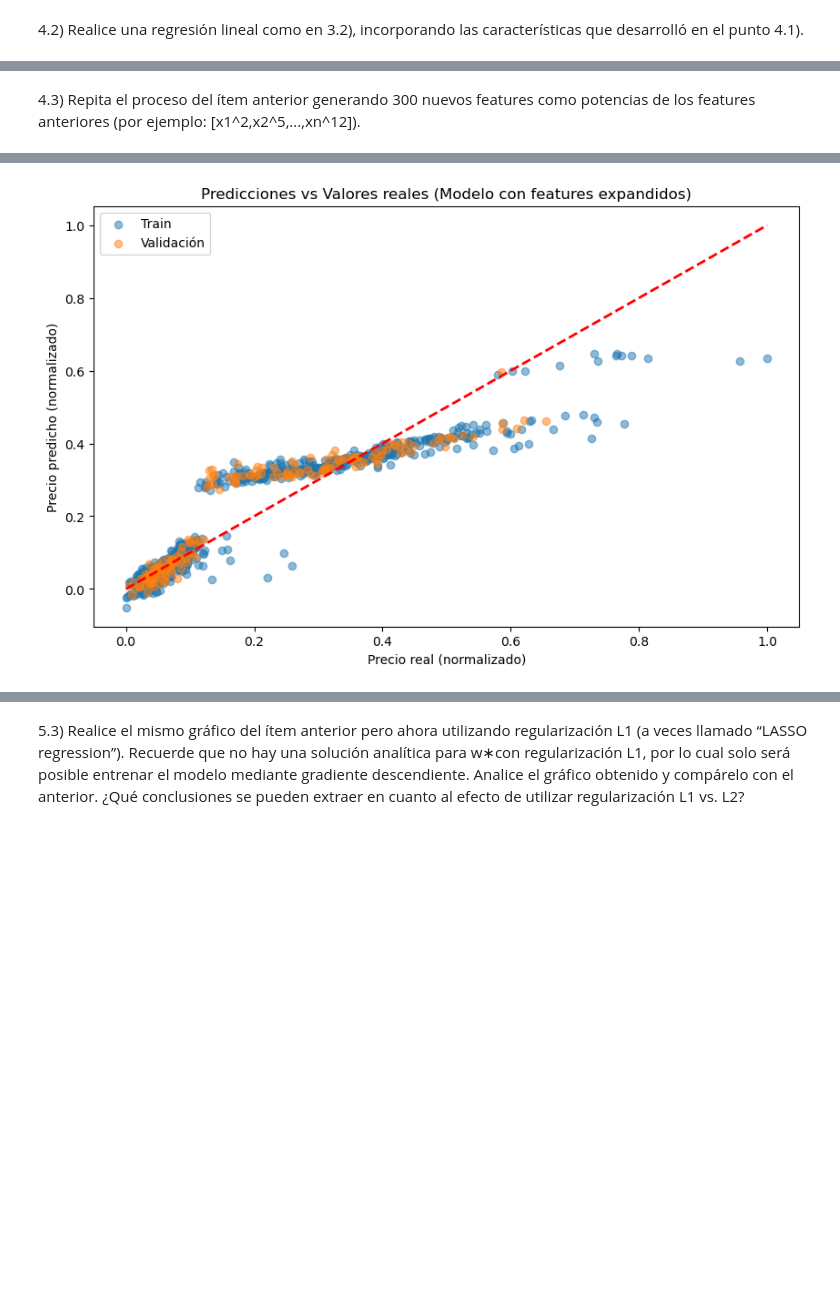
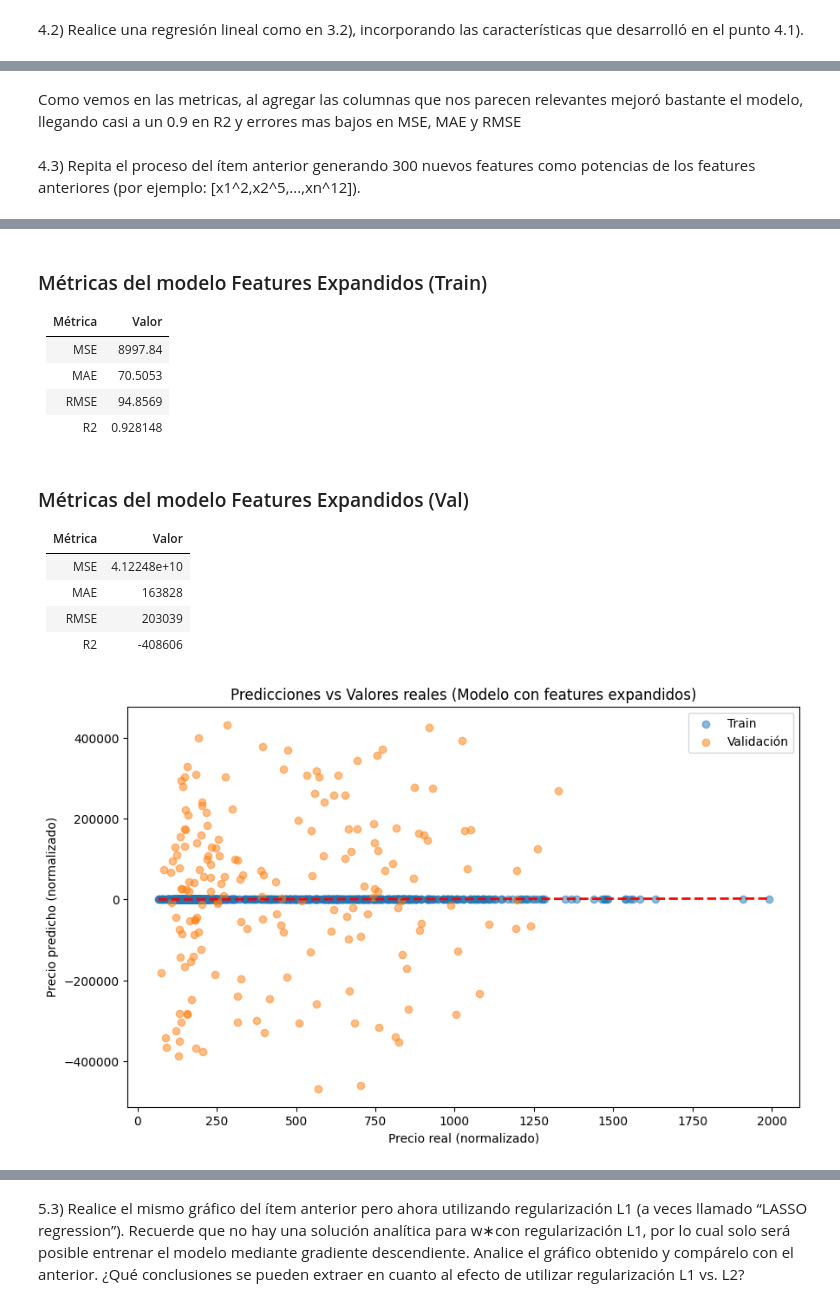
Before and after one commit to mattemusacchio/ML, a Jupyter notebook: tp1/notebooks/Entrega_TP1.ipynb, the cells around one changed output, grey strips where cells are left out. Drawn from its saved outputs; the diff is of its cells as text; code cells hidden in the pictures; blank space fills up the shorter version.

```diff
--- a/tp1/notebooks/Entrega_TP1.ipynb
+++ b/tp1/notebooks/Entrega_TP1.ipynb
@@ -152,8 +152,15 @@ plt.show()
 # %% [markdown]
 1.3) Divida el conjunto de desarrollo casas_dev.csv en un 80 % para entrenamiento (train) y un 20 % para validación (validation). Estos conjuntos se utilizarán para entrenar y validar los modelos que desarrollarán en las siguientes secciones. Se sugiere normalizar los datos para lograr un mejora el condicionamiento numérico de los algortmos de aprendizaje. Recuerde que si normaliza los datos, cuando haga una predicción deberá invertir la normalización para volver a las escalas originales.
 # %%
-# Manejar valores faltantes antes de la división
-# df = handle_missing_values(df)
+df = pd.read_csv('../data/raw/casas_dev.csv')
+
+for index, row in df.iterrows():
+    if row['area_units'] == 'sqft':
+        df.at[index, 'area'] = row['area'] * 0.092903
+    else:
+        df.at[index, 'area'] = row['area']
+
+df = handle_missing_values(df)
 
 # Dividir en conjuntos de entrenamiento y validación (80-20)
 train_df, val_df = train_val_split(df, test_size=0.2, random_state=RANDOM_STATE)
@@ -785,7 +765,25 @@ Coeficientes del modelo lineal:
+# %% [markdown]
+Como vemos en las metricas, al agregar las columnas que nos parecen relevantes mejoró bastante el modelo, llegando casi a un 0.9 en R2 y errores mas bajos en MSE, MAE y RMSE
 # %% [markdown]
 4.3) Repita el proceso del ítem anterior generando 300 nuevos features como potencias de
 los features anteriores (por ejemplo: [x1^2,x2^5,...,xn^12]).
 # %%
+# Cargar los datos normalizados
+train_df = pd.read_csv('../data/processed/train_df_fe.csv')
+val_df = pd.read_csv('../data/processed/val_df_fe.csv')
+
+# Extraer el precio de los dataframes
+y_train = train_df['price']
+y_val = val_df['price']
+
+# Eliminar la columna de precio de los dataframes
+train_df = train_df.drop(columns=['price'])
+val_df = val_df.drop(columns=['price'])
+
+
+# Seleccionar todas las columnas excepto 'price' como características
+features = [col for col in train_df.columns if col != 'price']
+
 # Generar 300 nuevos features aleatorios
 nuevas_columnas_train = {}
 nuevas_columnas_val = {}
@@ -809,27 +807,19 @@ for i in range(300):
             break
 
     # Calcular potencias
-    nuevas_columnas_train[nuevo_nombre] = train_df_norm[feature] ** potencia
-    nuevas_columnas_val[nuevo_nombre] = val_df_norm[feature] ** potencia
+    nuevas_columnas_train[nuevo_nombre] = train_df[feature] ** potencia
+    nuevas_columnas_val[nuevo_nombre] = val_df[feature] ** potencia
 
 # Concatenar todas las nuevas columnas de una vez
-train_df_expanded = pd.concat([train_df_norm, pd.DataFrame(nuevas_columnas_train)], axis=1)
-val_df_expanded = pd.concat([val_df_norm, pd.DataFrame(nuevas_columnas_val)], axis=1)
+train_df_expanded = pd.concat([train_df, pd.DataFrame(nuevas_columnas_train)], axis=1)
+val_df_expanded = pd.concat([val_df, pd.DataFrame(nuevas_columnas_val)], axis=1)
 
 # Normalizar los nuevos conjuntos de datos expandidos
-train_df_expanded, normalization_params_expanded = min_max_normalize(train_df_expanded, train_df_expanded.columns)
-val_df_expanded = val_df_expanded.copy()
-
-# Aplicar los mismos parámetros de normalización al conjunto de validación expandido
-for col in train_df_expanded.columns:
-    min_val, max_val = normalization_params_expanded[col]
-    val_df_expanded[col] = (val_df_expanded[col] - min_val) / (max_val - min_val)
-
-
+train_df_expanded,val_df_expanded, normalization_params_expanded = min_max_normalize(train_df_expanded,val_df_expanded, train_df_expanded.columns)
 
 # Preparar matrices de features para entrenamiento y validación
-X_train_expanded = train_df_expanded.values
-X_val_expanded = val_df_expanded.values
+X_train_expanded = train_df_expanded
+X_val_expanded = val_df_expanded
 
 # Obtener lista de features expandidos
 features_expandidos = train_df_expanded.columns.tolist()
@@ -839,7 +829,7 @@ print(f"Número de features expandidos: {len(features_expandidos)}")
 
 # Entrenar modelo con features expandidos usando tasa de aprendizaje más pequeña
 modelo_expandido = LinearRegression(X_train_expanded, y_train)
-modelo_expandido.fit_gradient_descent()
+modelo_expandido.fit_pseudo_inverse()
 
 # Realizar predicciones
 y_pred_train_exp = modelo_expandido.predict(X_train_expanded)
@@ -852,10 +842,8 @@ r2_train_exp = 1 - mse_train_exp / np.var(y_train)
 r2_val_exp = 1 - mse_val_exp / np.var(y_val)
 
 print("Métricas del modelo con features expandidos:")
-print(f"MSE (train): {mse_train_exp:.4f}")
-print(f"MSE (val): {mse_val_exp:.4f}")
-print(f"R2 (train): {r2_train_exp:.4f}")
-print(f"R2 (val): {r2_val_exp:.4f}")
+print_metrics(y_train, y_pred_train_exp, model_name="Features Expandidos (Train)")
+print_metrics(y_val, y_pred_val_exp, model_name="Features Expandidos (Val)")
 
 # Visualizar predicciones vs valores reales
 plt.figure(figsize=(10, 6))
@@ -878 +862,17 @@ R2 (val): -0.8879
+### Métricas del modelo Features Expandidos (Train)
+
+| Métrica   |       Valor |
+|:----------|------------:|
+| MSE       | 8997.84     |
+| MAE       |   70.5053   |
+| RMSE      |   94.8569   |
+| R2        |    0.928148 |
+### Métricas del modelo Features Expandidos (Val)
+
+| Métrica   |             Valor |
+|:----------|------------------:|
+| MSE       |       4.12248e+10 |
+| MAE       |  163828           |
+| RMSE      |  203039           |
+| R2        | -408606           |
-[figure, old version]
+[figure, new version]
```
Also changed, not shown: parts of 26 cells of this notebook, 13 other files.
